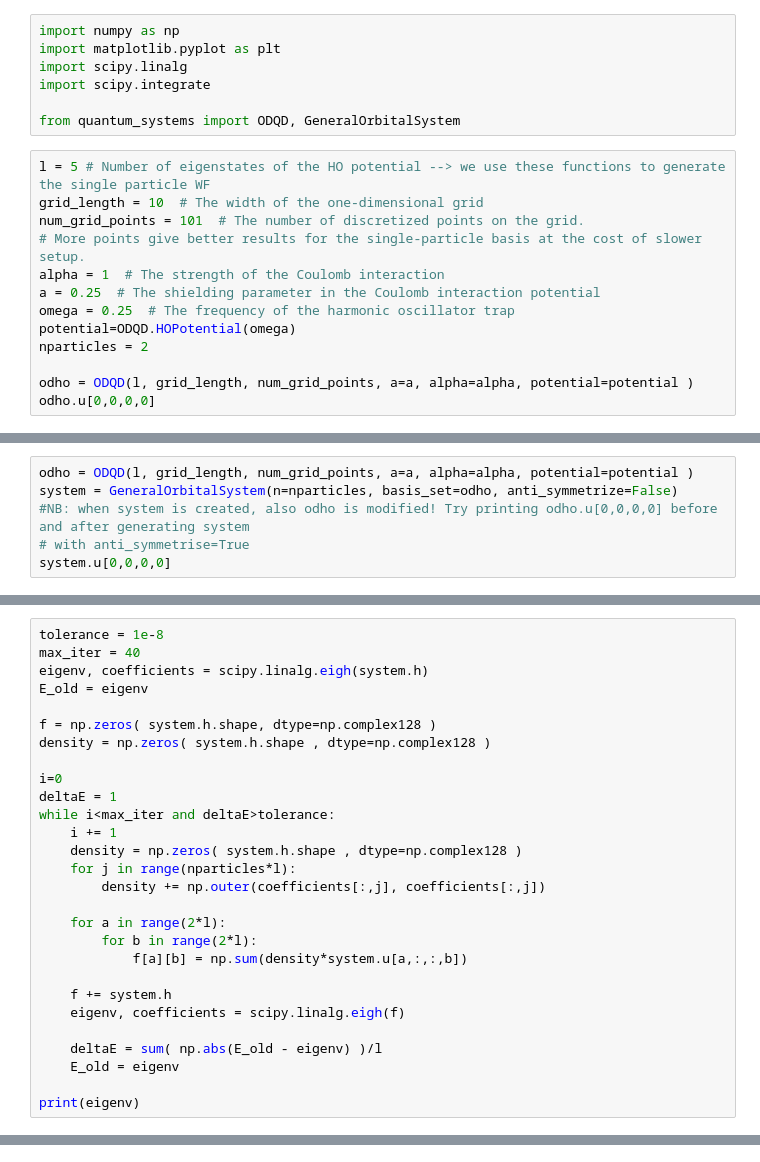
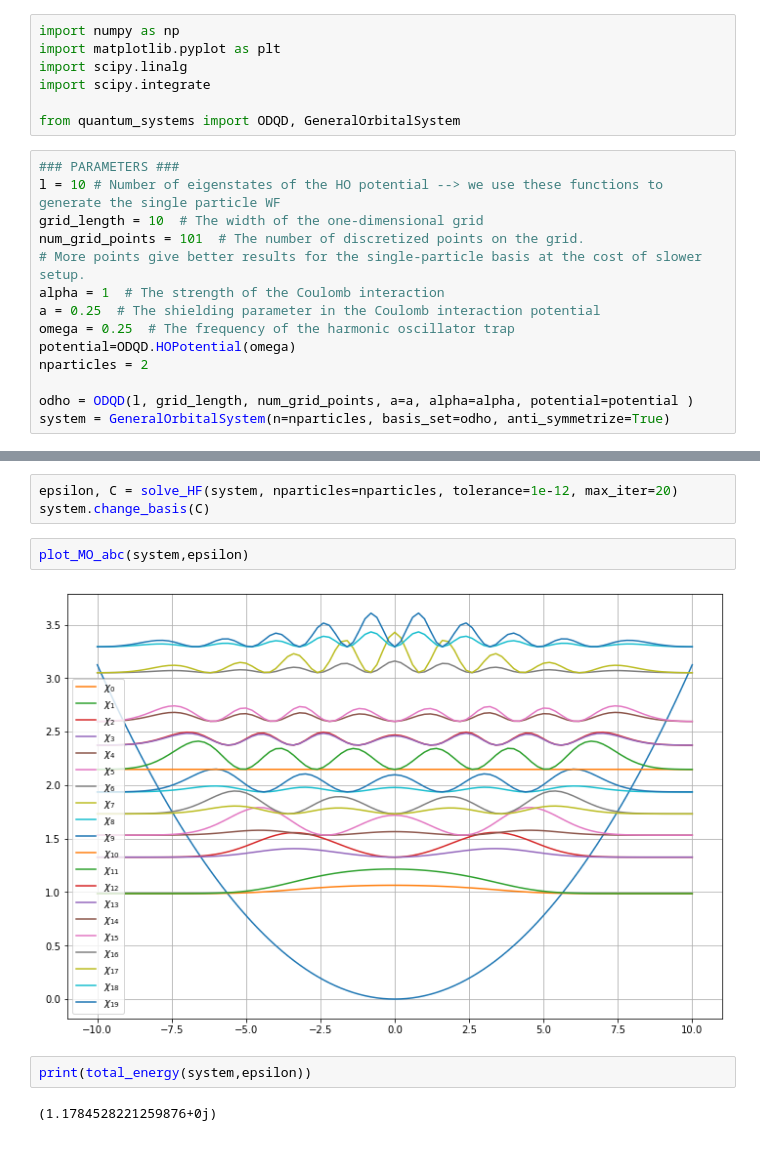
Before and after one commit to Matteo294/FYS4411, a Jupyter notebook: Project2/code/tdhf.ipynb, the cells around one changed output, grey strips where cells are left out. Cells and saved outputs as stored; diff of their text form.

```diff
--- a/Project2/code/tdhf.ipynb
+++ b/Project2/code/tdhf.ipynb
@@ -10,7 +8,8 @@ import scipy.integrate
 
 from quantum_systems import ODQD, GeneralOrbitalSystem
 # %%
-l = 5 # Number of eigenstates of the HO potential --> we use these functions to generate the single particle WF
+### PARAMETERS ###
+l = 10 # Number of eigenstates of the HO potential --> we use these functions to generate the single particle WF
 grid_length = 10  # The width of the one-dimensional grid
 num_grid_points = 101  # The number of discretized points on the grid.
 # More points give better results for the single-particle basis at the cost of slower setup.
@@ -21,4 +20,4 @@ potential=ODQD.HOPotential(omega)
 nparticles = 2
 
 odho = ODQD(l, grid_length, num_grid_points, a=a, alpha=alpha, potential=potential )
-odho.u[0,0,0,0]
+system = GeneralOrbitalSystem(n=nparticles, basis_set=odho, anti_symmetrize=True)
@@ -40,6 +23,0 @@ plt.show()
-# %%
-odho = ODQD(l, grid_length, num_grid_points, a=a, alpha=alpha, potential=potential )
-system = GeneralOrbitalSystem(n=nparticles, basis_set=odho, anti_symmetrize=False)
-#NB: when system is created, also odho is modified! Try printing odho.u[0,0,0,0] before and after generating system
-# with anti_symmetrise=True
-system.u[0,0,0,0]
@@ -48,28 +23,0 @@ system.u[0,0,0,0]
-# %%
-tolerance = 1e-8
-max_iter = 40
-eigenv, coefficients = scipy.linalg.eigh(system.h)
-E_old = eigenv
-
-f = np.zeros( system.h.shape, dtype=np.complex128 )
-density = np.zeros( system.h.shape , dtype=np.complex128 )
-
-i=0
-deltaE = 1
-while i<max_iter and deltaE>tolerance:
-    i += 1
-    density = np.zeros( system.h.shape , dtype=np.complex128 )
-    for j in range(nparticles*l):
-        density += np.outer(coefficients[:,j], coefficients[:,j])
-
-    for a in range(2*l):
-        for b in range(2*l):
-            f[a][b] = np.sum(density*system.u[a,:,:,b])
-
-    f += system.h
-    eigenv, coefficients = scipy.linalg.eigh(f)
-
-    deltaE = sum( np.abs(E_old - eigenv) )/l
-    E_old = eigenv
-
-print(eigenv)
@@ -82,0 +106,11 @@ len(f)
+# %%
+epsilon, C = solve_HF(system, nparticles=nparticles, tolerance=1e-12, max_iter=20)
+system.change_basis(C)
+# %%
+plot_MO_abc(system,epsilon)
+# %% [output]
+[figure, added]
+# %%
+print(total_energy(system,epsilon))
+# %% [output]
+(1.1784528221259876+0j)
```
Also changed, not shown: parts of 7 cells of this notebook, 2 other files.
